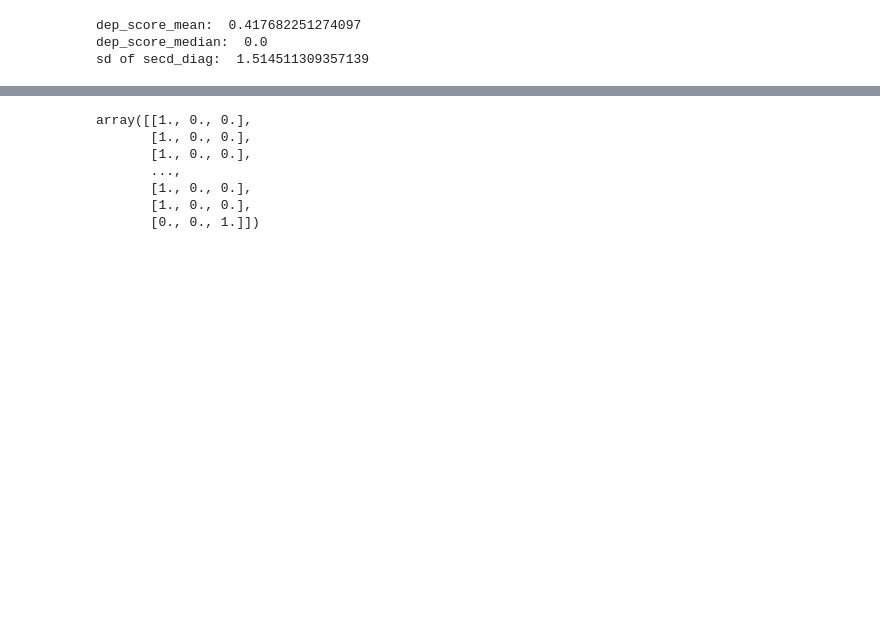
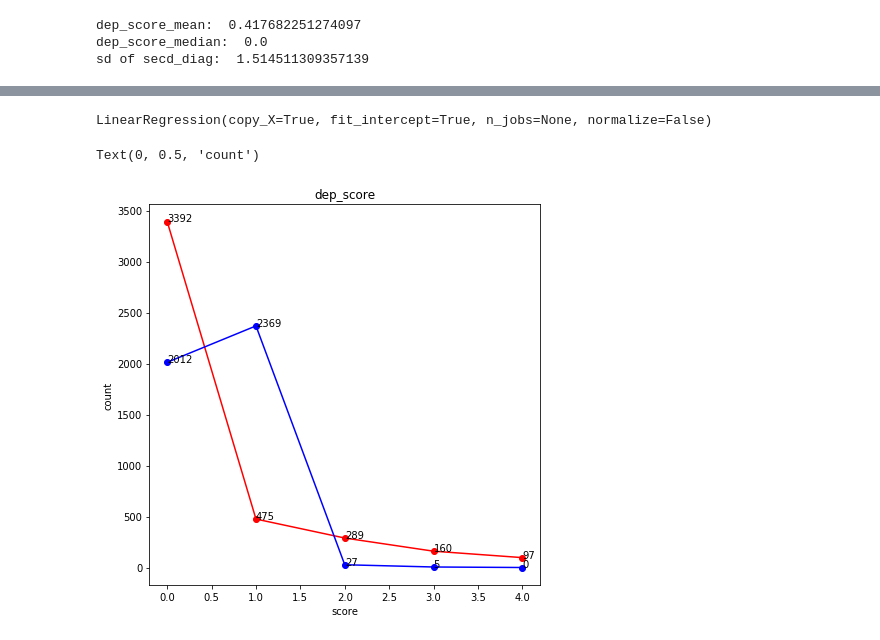
Before and after one commit to tomstark99/COMS30050, a Jupyter notebook: coursework/apr07.ipynb, the cells around one changed output, grey strips where cells are left out. Saved outputs shown, nothing was run; the diff lists cells and outputs as text; code cells hidden in the pictures; blank space fills up the shorter version.

Commit message:
Basic linear regression
- Started with a basic linear regression on one value, doesn't look too promising

```diff
--- a/coursework/apr07.ipynb
+++ b/coursework/apr07.ipynb
@@ -363,10 +376,47 @@ xd = enc.transform(alon_week).toarray()
-# %%
-xd
-# %% [output]
-array([[1., 0., 0.],
-       [1., 0., 0.],
-       [1., 0., 0.],
-       ...,
-       [1., 0., 0.],
-       [1., 0., 0.],
-       [0., 0., 1.]])
+# %%
+X_t = X_train[:100]
+Y_t = Y_train[:100]
+reg.fit(X_t,Y_t)
+# %% [output]
+LinearRegression(copy_X=True, fit_intercept=True, n_jobs=None, normalize=False)
+# %%
+X_test = X_train[100:]
+
+Y_real = Y_train[100:]
+Y_test = reg.predict(X_test)
+# %%
+fig, ax = plt.subplots(figsize=(7,7))
+
+# targets_dep_score.loc[targets_dep_score.dep_score == 0.0, 'dep_score'].count()
+t_score0 = len([round(x) for x in Y_test[:,0] if round(x) == 0.0])
+t_score1 = len([round(x) for x in Y_test[:,0] if round(x) == 1.0])
+t_score2 = len([round(x) for x in Y_test[:,0] if round(x) == 2.0])
+t_score3 = len([round(x) for x in Y_test[:,0] if round(x) == 3.0])
+t_score4 = len([round(x) for x in Y_test[:,0] if round(x) == 4.0])
+
+r_score0 = (Y_real.dep_score == 0.0).sum()
+r_score1 = (Y_real.dep_score == 1.0).sum()
+r_score2 = (Y_real.dep_score == 2.0).sum()
+r_score3 = (Y_real.dep_score == 3.0).sum()
+r_score4 = (Y_real.dep_score == 4.0).sum()
+
+for i,j in zip([0,1,2,3,4], [t_score0, t_score1, t_score2, t_score3, t_score4]):
+    ax.annotate(str(round(j, 2)),xy=(i,j))
+
+for i,j in zip([0,1,2,3,4], [r_score0, r_score1, r_score2, r_score3, r_score4]):
+    ax.annotate(str(round(j, 2)),xy=(i,j))
+
+ax.plot([0,1,2,3,4], [r_score0, r_score1, r_score2, r_score3, r_score4], label='dep_score_r', marker='o', c='red')
+ax.plot([0,1,2,3,4], [t_score0, t_score1, t_score2, t_score3, t_score4], label='dep_score_t', marker='o', c='blue')
+ax.set_title('dep_score')
+ax.set_xlabel('score')
+ax.set_ylabel('count')
+
+# ax.plot(np.linspace(0, Y_test.shape[0]-1, Y_test.shape[0]), Y_test[:,0])
+# ax.plot(np.linspace(0, Y_real.shape[0]-1, Y_real.shape[0]), Y_real['dep_score'])
+# ax.label = 'dep score'
+
+# ax.show
+# %% [output]
+Text(0, 0.5, 'count')
+[figure, added]
```
Also changed, not shown: parts of 4 cells of this notebook, 1 other file.
